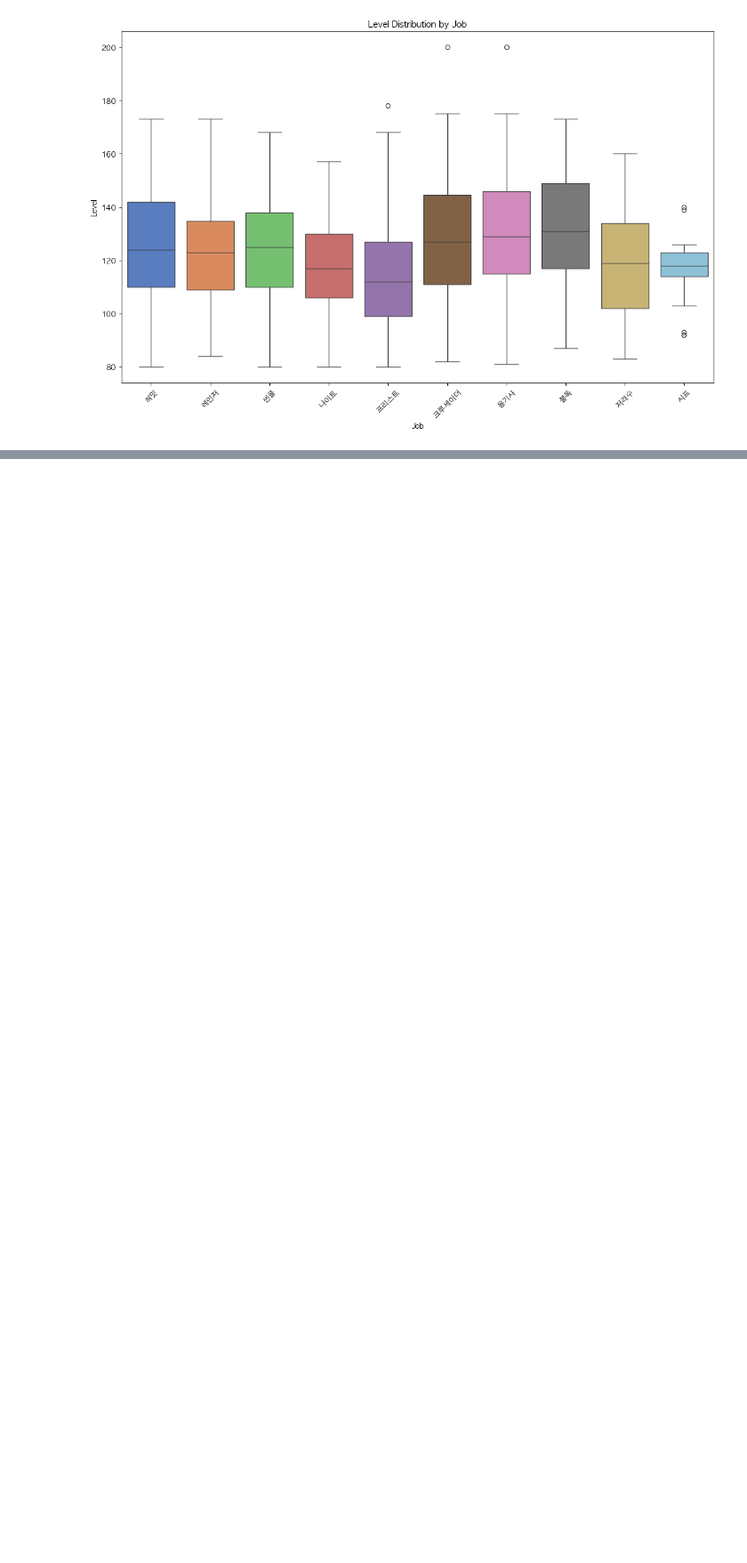
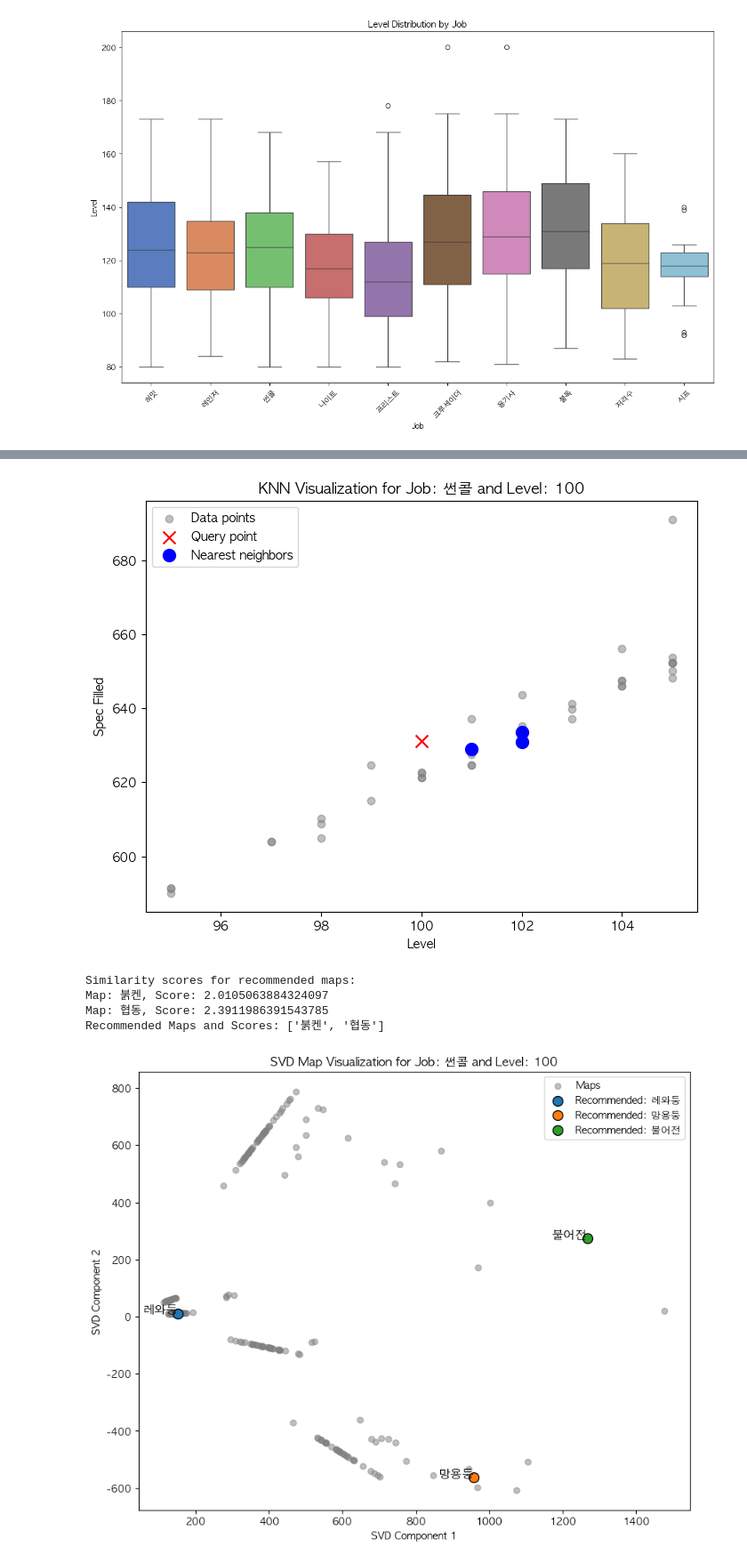
Before and after one commit to jongwonIee/mapleland, a Jupyter notebook: party/job-mage-IL.ipynb, the cells around one changed output, grey strips where cells are left out. Shown at 89% size. Cells and saved outputs as stored; diff of their text form; code cells hidden in the pictures; blank space fills up the shorter version.

```diff
--- a/party/job-mage-IL.ipynb
+++ b/party/job-mage-IL.ipynb
@@ -138,0 +140,21 @@ plot_map_frequency_by_level_range(df, job)
+# %%
+%run modeling.ipynb
+
+recommend_map_knn(100, job, level_range=5)
+recommend_map_svd(100, job, level_range=5)
+
+recommend_map_knn(120, job, level_range=5)
+recommend_map_svd(120, job, level_range=5)
+
+recommend_map_knn(140, job, level_range=5)
+recommend_map_svd(140, job, level_range=5)
+
+tsne_visualization(df)
+tsne_visualization(df, jobs=[job])
+# %% [output]
+[figure, added]
+Similarity scores for recommended maps:
+Map: 붉켄, Score: 2.0105063884324097
+Map: 협동, Score: 2.3911986391543785
+Recommended Maps and Scores: ['붉켄', '협동']
+[figure, added]
```
Also changed, not shown: parts of 3 cells of this notebook, 3 other files.
